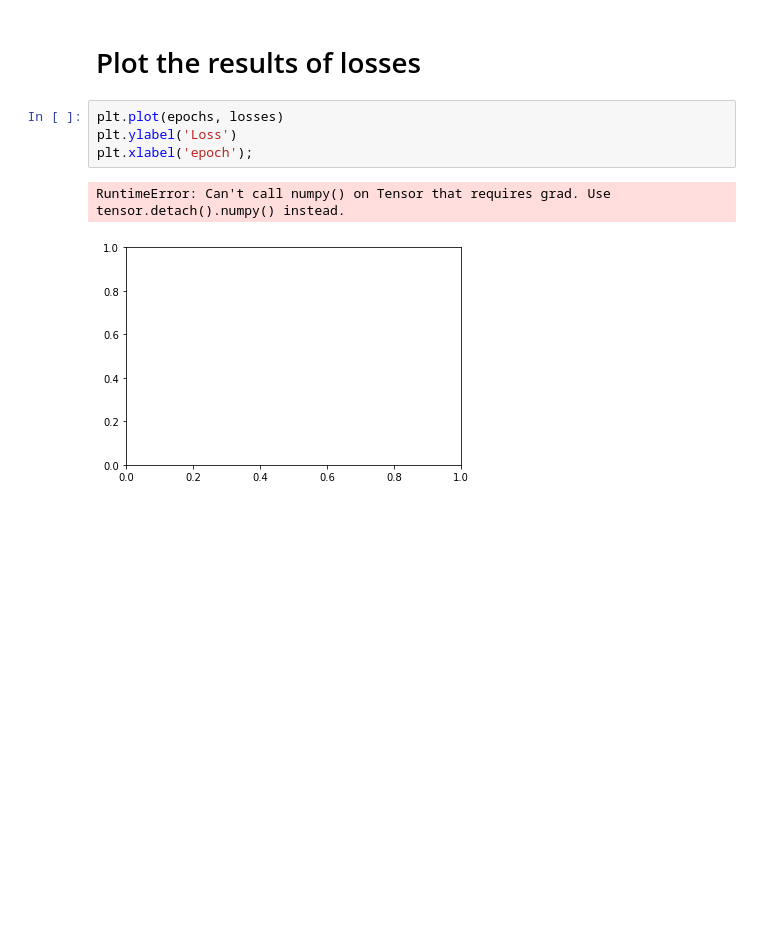
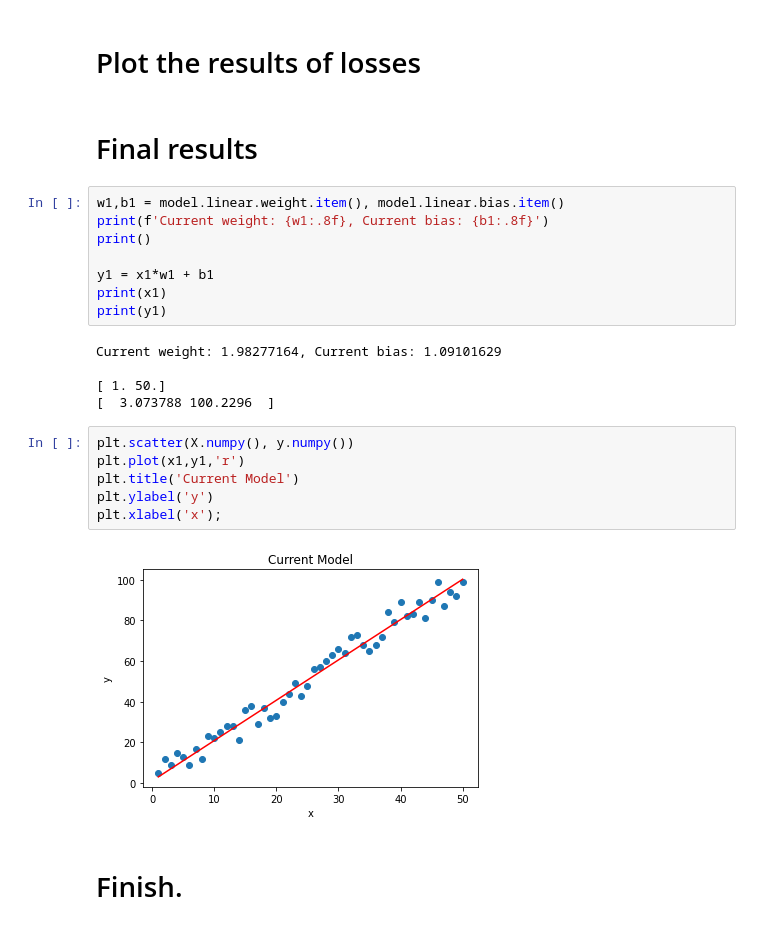
Before and after one commit to JavkhlanEnkhbold/machine_learning_tutorials, a Jupyter notebook: ANN_Linear_Regression.ipynb, the cells around one changed output. Drawn from its saved outputs; the diff is of its cells as text; blank space fills up the shorter version.

Commit message:
finish Linear Regression

```diff
--- a/ANN_Linear_Regression.ipynb
+++ b/ANN_Linear_Regression.ipynb
@@ -257,10 +257,28 @@ epoch: 50  loss: 21.03359604  weight: 1.98279238  bias: 1.09031940
  tensor(21.0336, grad_fn=<MseLossBackward>)]
 # %% [markdown]
 # Plot the results of losses
-# %%
-plt.plot(epochs, losses)
-plt.ylabel('Loss')
-plt.xlabel('epoch');
-# %% [output]
-RuntimeError: Can't call numpy() on Tensor that requires grad. Use tensor.detach().numpy() instead.
-[figure, removed]
+# %% [markdown]
+# Final results
+# %%
+w1,b1 = model.linear.weight.item(), model.linear.bias.item()
+print(f'Current weight: {w1:.8f}, Current bias: {b1:.8f}')
+print()
+
+y1 = x1*w1 + b1
+print(x1)
+print(y1)
+# %% [output]
+Current weight: 1.98277164, Current bias: 1.09101629
+
+[ 1. 50.]
+[  3.073788 100.2296  ]
+# %%
+plt.scatter(X.numpy(), y.numpy())
+plt.plot(x1,y1,'r')
+plt.title('Current Model')
+plt.ylabel('y')
+plt.xlabel('x');
+# %% [output]
+[figure, added]
+# %% [markdown]
+# Finish.
```
